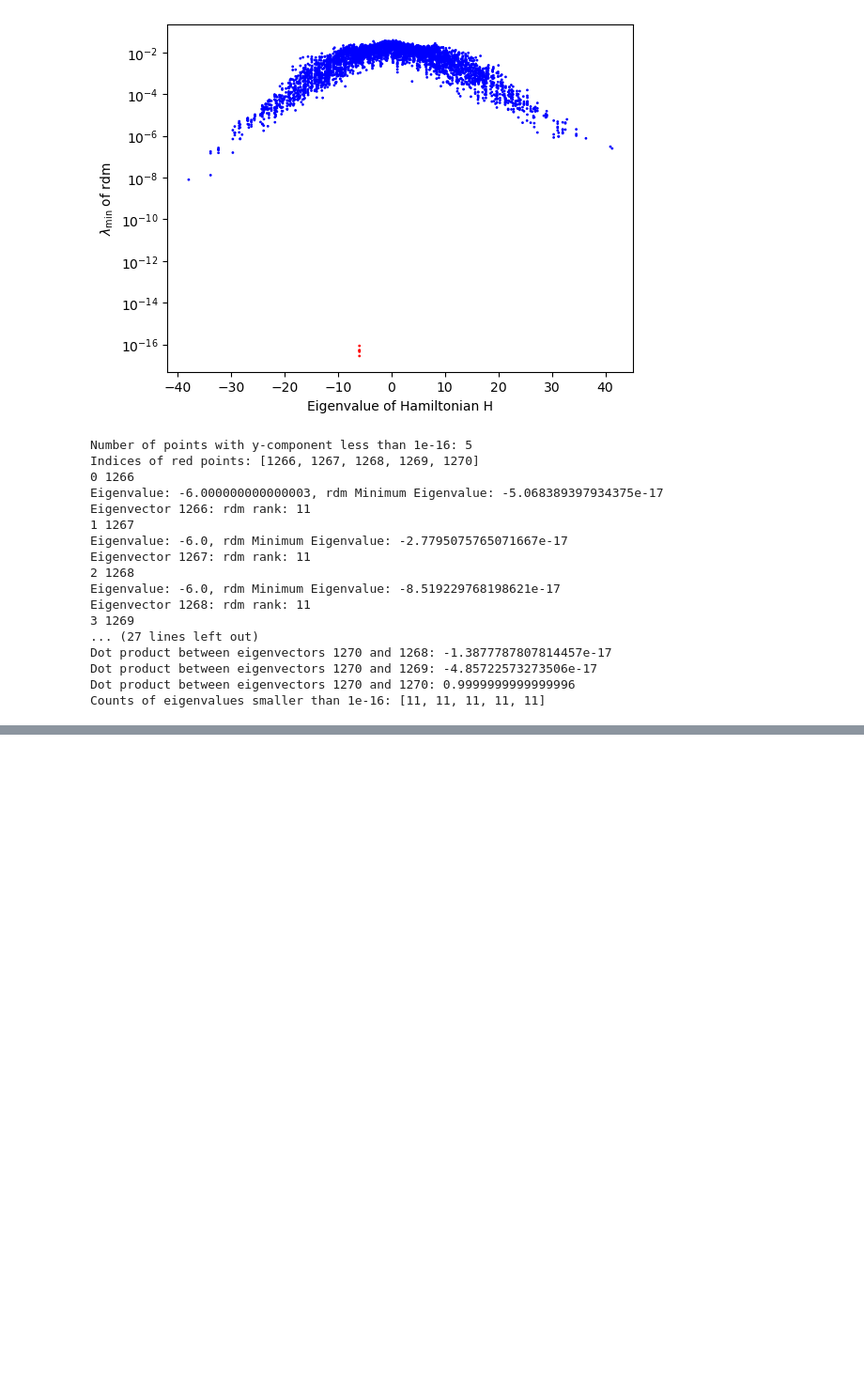
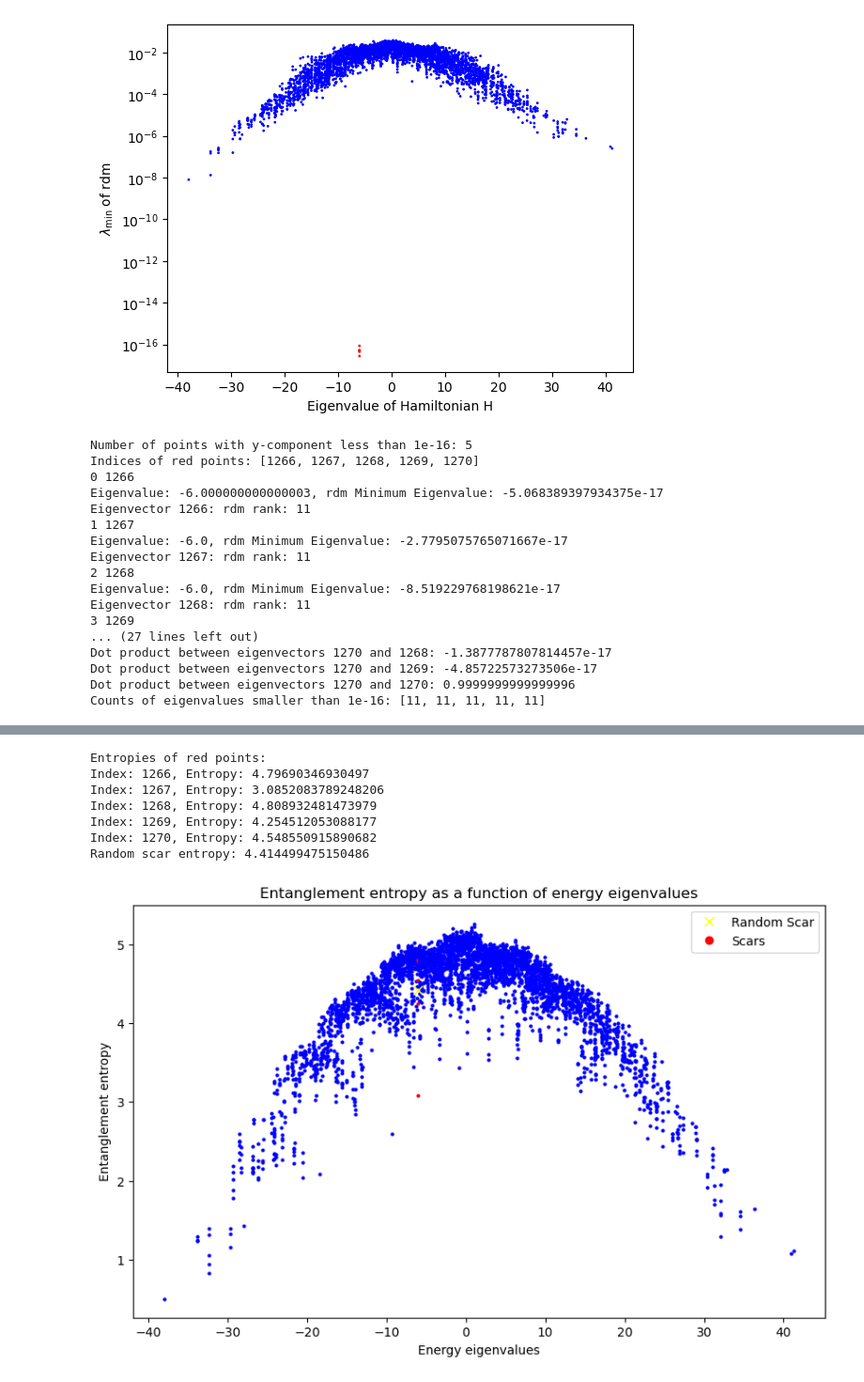
Before and after one commit to ofeypolv/frh, a Jupyter notebook: icosahedral.ipynb, the cells around one changed output, grey strips where cells are left out. Shown at 94% size. Drawn from its saved outputs; the diff is of its cells as text; code cells hidden in the pictures; blank space fills up the shorter version.

```diff
--- a/icosahedral.ipynb
+++ b/icosahedral.ipynb
@@ -571,3 +702,45 @@ Random scar entropy: 4.735754405782625
+# %%
+# Compute entanglement entropy for the max_scar wavefunction - qutip
+
+# Print entropies of red points only
+print("Entropies of red points:")
+for i in red_indices:
+    print(f'Index: {i}, Entropy: {qutip_entropies[i]}')
+
+print(f'Random scar entropy: {max_scar_entropy_qutip}')
+
+# Plot entanglement entropy as a function of energy eigenvalues
+plt.figure(figsize=(10, 6))
+
+# Highlight points with y-component less than the threshold in red
+colors = ['red' if y < threshold else 'blue' for y in min_eigenvalues]
+
+# Plot entanglement entropy with highlighted points
+for i, color in enumerate(colors):
+    plt.plot(eigenvalues[i], qutip_entropies[i], 'o', color=color, markersize=2)
+
+# Plot the maximum scar entropy in yellow
+plt.plot(np.mean(red_eigenvalues), max_scar_entropy_qutip, 'x', color='yellow', markersize=7, label='Random Scar')
+
+# Add legend for red points only with text "scars"
+red_points = [i for i, color in enumerate(colors) if color == 'red']
+if red_points:
+    plt.plot([], [], 'o', color='red', label='Scars')
+
+plt.xlabel('Energy eigenvalues')
+plt.ylabel('Entanglement entropy')
+plt.title('Entanglement entropy as a function of energy eigenvalues')
+plt.legend()
+plt.show()
+# %% [output]
+Entropies of red points:
+Index: 1266, Entropy: 4.79690346930497
+Index: 1267, Entropy: 3.0852083789248206
+Index: 1268, Entropy: 4.808932481473979
+Index: 1269, Entropy: 4.254512053088177
+Index: 1270, Entropy: 4.548550915890682
+Random scar entropy: 4.414499475150486
+[figure, added]
 # %%
 # Define a list of colors for red points
 red_colors = plt.cm.rainbow(np.linspace(0, 1, len(red_indices)))
```
Also changed, not shown: parts of 13 cells of this notebook, 2 other files.
